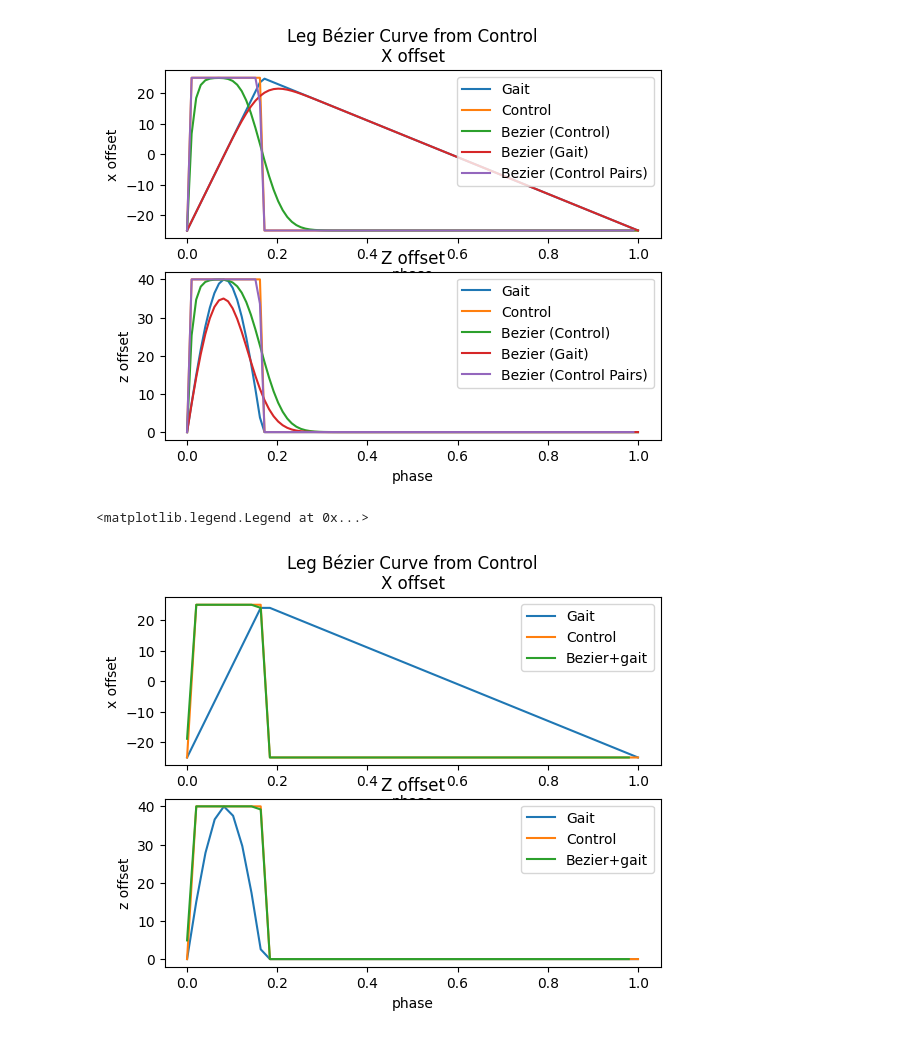
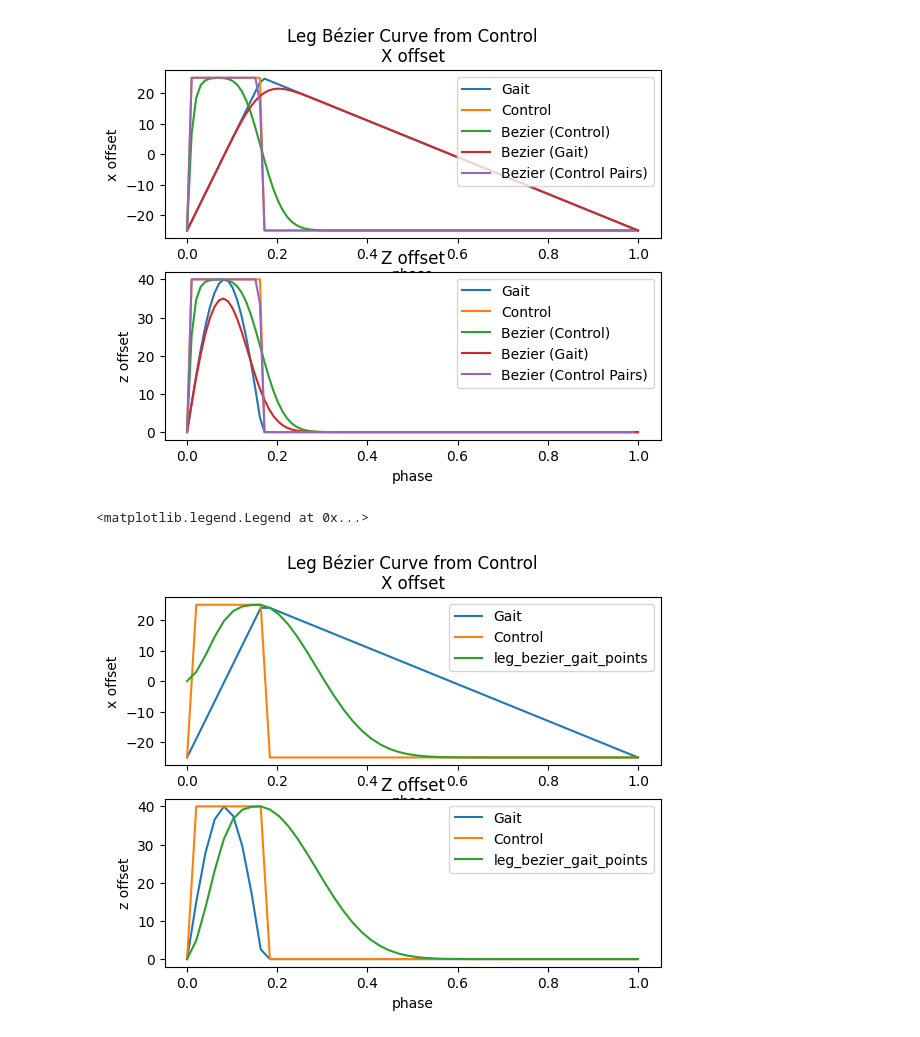
Before and after one commit to Dr-QP/Dr.QP, a Jupyter notebook: notebooks/3_1_appendix_smoothing_splines.ipynb, the cells around one changed output. Saved outputs shown, nothing was run; the diff lists cells and outputs as text; code cells hidden in the pictures.

Commit message:
more or less leg_bezier_gait_point

```diff
--- a/notebooks/3_1_appendix_smoothing_splines.ipynb
+++ b/notebooks/3_1_appendix_smoothing_splines.ipynb
@@ -278,7 +278,7 @@ ax[1].legend()
 
 phase = np.linspace(0, 1, 50)
 
-def leg_bezier_gait_point(phase):
+def leg_bezier_gait_point(last_pos, phase):
   lift_duration = 1 / 6
   step_height = 40
   half_step = 50 / 2
@@ -291,44 +291,41 @@ def leg_bezier_gait_point(phase):
   else:
       # Stance phase - leg on ground moving backward
       t = np.interp(phase, [lift_duration, 1], [0, 1])
       x_control_point = -half_step
       z_control_point = 0  # On ground
 
-  return x_control_point, z_control_point, t
+  control_pos = np.array([x_control_point, z_control_point])
+  return bezier_curve(np.array([last_pos, control_pos]), t)
 
 gait_points = np.array([leg_gait_point(p) for p in phase])
 control_pts = np.array([leg_control_point(p) for p in phase])
 
-bezier_gait_control_pts = np.array([leg_bezier_gait_point(p) for p in phase])
-
-bezier_control_pts_pairs = []
-for i in range(len(control_pts) - 1):
-    ctrl_x_1, ctrl_z_1, t_1 = bezier_gait_control_pts[i]
-    ctrl_x_2, ctrl_z_2, t_2 = bezier_gait_control_pts[i + 1]
-    p = bezier_curve(np.array([[ctrl_x_1, ctrl_z_1], [ctrl_x_2, ctrl_z_2]]), t_2)
-    bezier_control_pts_pairs.append(p)
-bezier_control_pts_pairs = np.array(bezier_control_pts_pairs)
-
+leg_bezier_gait_points = []
+last_pos = np.array([0, 0])
+for p in phase:
+    last_pos = leg_bezier_gait_point(last_pos, p)
+    leg_bezier_gait_points.append(last_pos)
+leg_bezier_gait_points = np.array(leg_bezier_gait_points)
 
 fig, ax = plt.subplots(2, 1)
 
 ax[0].set_xlabel('phase')
 ax[0].set_ylabel('x offset')
 ax[0].set_title('Leg Bézier Curve from Control\nX offset')
 ax[0].plot(phase, gait_points[:, 0], label='Gait')
 ax[0].plot(phase, control_pts[:, 0], label='Control')
-ax[0].plot(phase[0:-1], bezier_control_pts_pairs[:, 0], label='Bezier+gait')
+ax[0].plot(phase, leg_bezier_gait_points[:, 0], label='leg_bezier_gait_points')
 
 ax[0].legend()
 
 ax[1].set_xlabel('phase')
 ax[1].set_ylabel('z offset')
 ax[1].set_title('Z offset')
 ax[1].plot(phase, gait_points[:, 1], label='Gait')
 ax[1].plot(phase, control_pts[:, 1], label='Control')
-ax[1].plot(phase[0:-1], bezier_control_pts_pairs[:, 1], label='Bezier+gait')
+ax[1].plot(phase, leg_bezier_gait_points[:, 1], label='leg_bezier_gait_points')
 
 ax[1].legend()
 # %% [output]
 <matplotlib.legend.Legend at 0x...>
-[figure, old version]
+[figure, new version]
```
